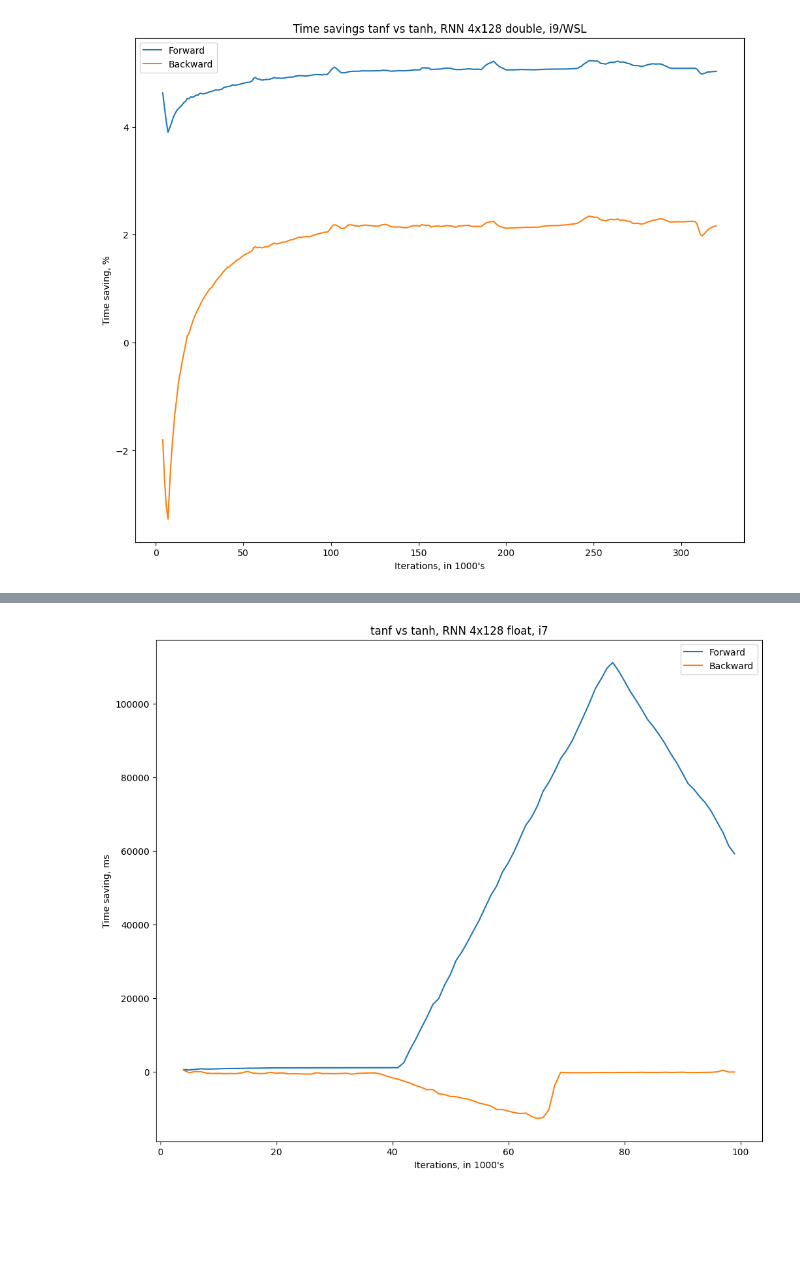
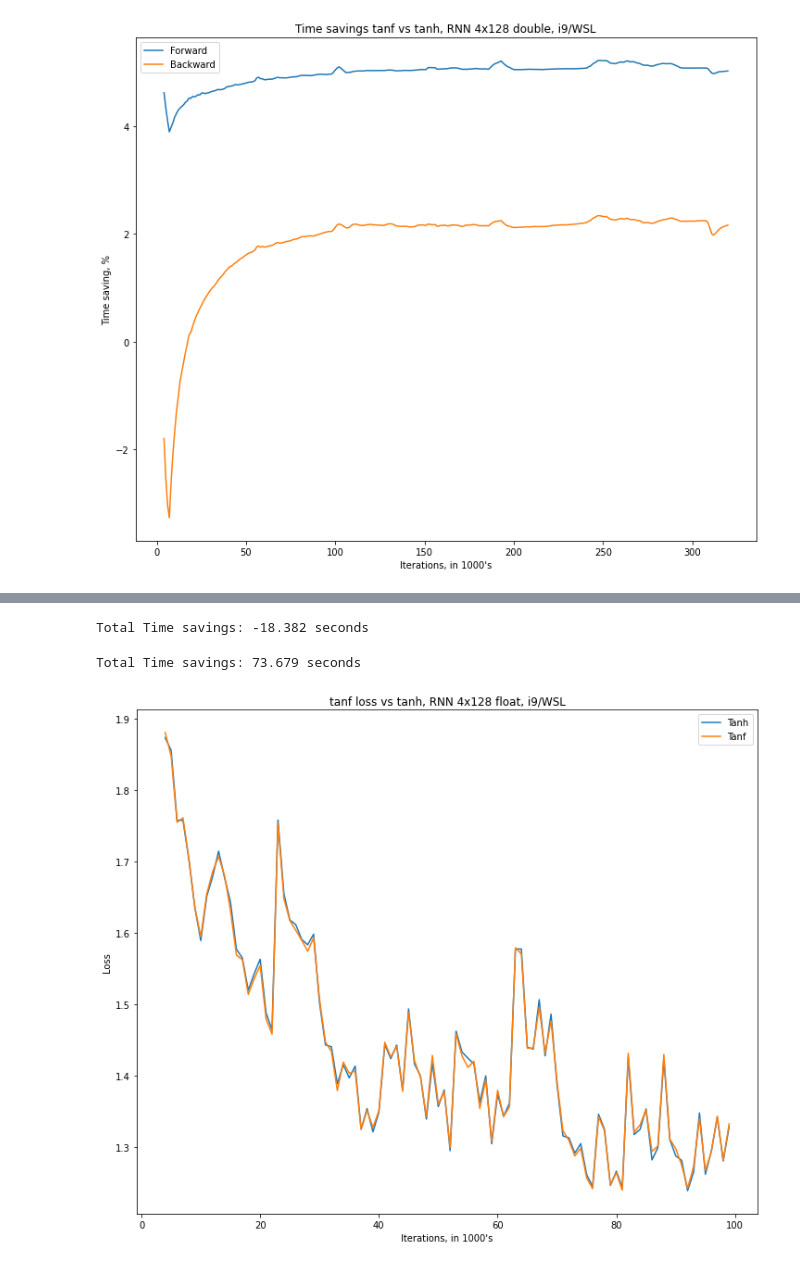
Before and after one commit to phatware/lstm-optimizations, a Jupyter notebook: rnn-lstm-test-visualization.ipynb, the cells around one changed output, grey strips where cells are left out. Saved outputs shown, nothing was run; the diff lists cells and outputs as text; code cells hidden in the pictures; blank space fills up the shorter version.

```diff
--- a/rnn-lstm-test-visualization.ipynb
+++ b/rnn-lstm-test-visualization.ipynb
@@ -118,4 +118,15 @@ plot_loss(tf4, th4, "tanf loss vs tanh, RNN 4x128 float, i7")
-# %%
-plot_time_diff(tf4, th4, "tanf vs tanh, RNN 4x128 float, i7")
-# %% [output]
-[figure, removed]
+# %%
+print_time(tf4, th4)
+# %% [output]
+Total Time savings: -18.382 seconds
+# %%
+m5 = min([len(dt['progress-tanf-200k-i9-float']), len(dt['progress-tanh-200k-i9-float'])])
+tf5 = dt['progress-tanf-200k-i9-float'].truncate(after=(m4-1))
+th5 = dt['progress-tanh-200k-i9-float'].truncate(after=(m4-1))
+print_time(tf5, th5)
+# %% [output]
+Total Time savings: 73.679 seconds
+# %%
+plot_loss(tf5, th5, "tanf loss vs tanh, RNN 4x128 float, i9/WSL")
+# %% [output]
+[figure, added]
```
Also changed, not shown: parts of 11 cells of this notebook, 3 other files.
